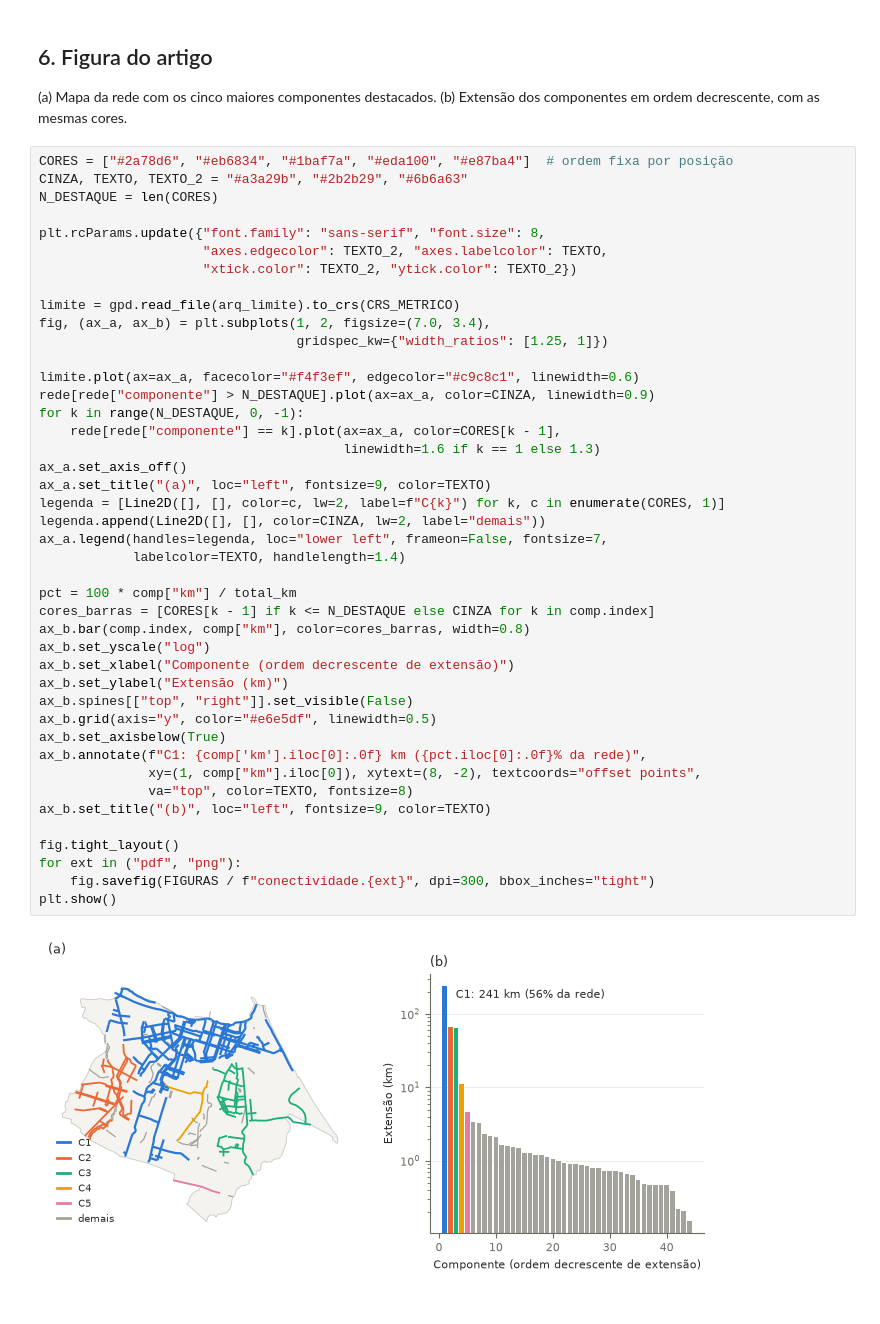
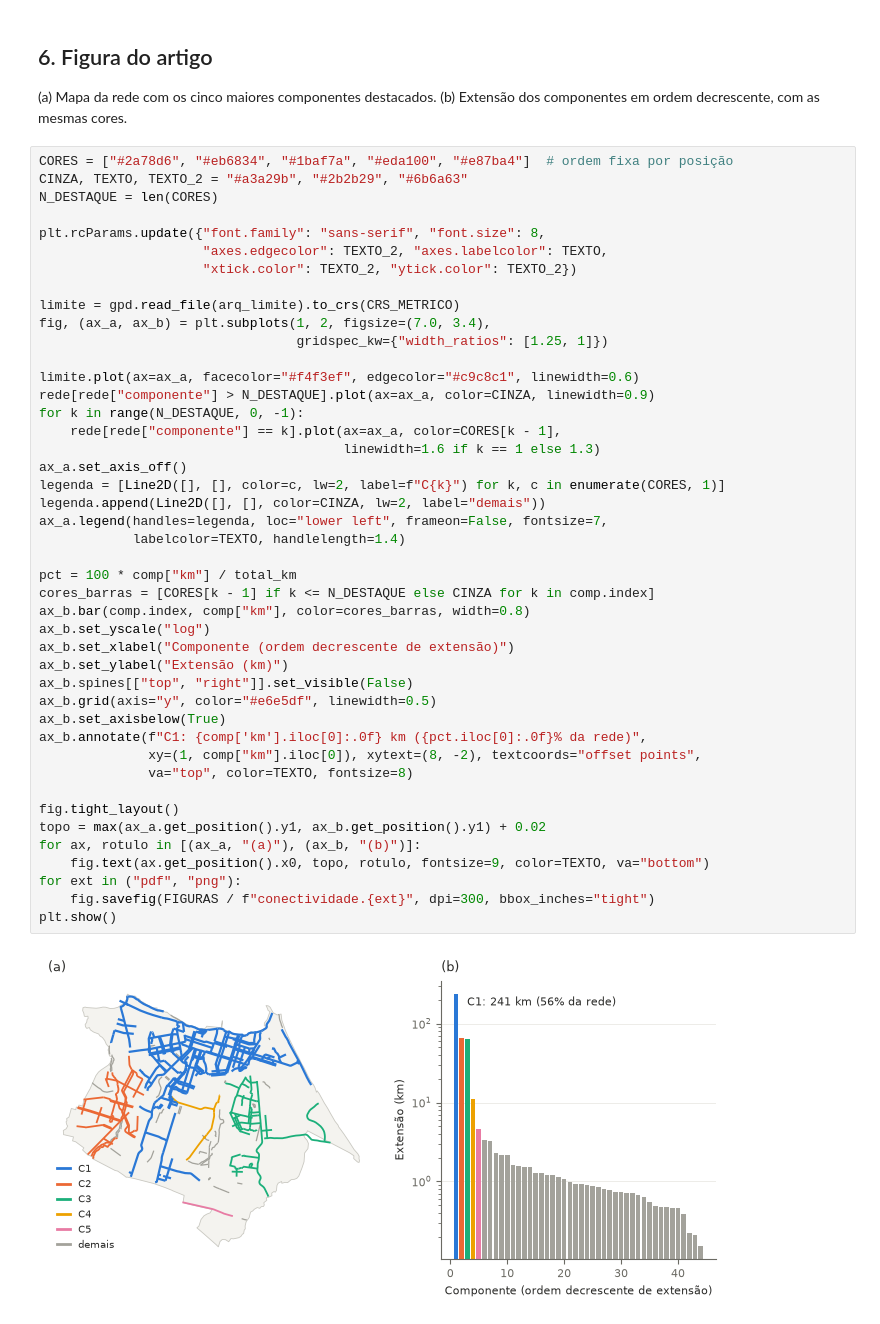
Before and after one commit to Sarapessoa/artigo-ciencia-cidades, a Jupyter notebook: analise/conectividade.ipynb, the cells around one changed output. Saved outputs shown, nothing was run; the diff lists cells and outputs as text.

```diff
--- a/analise/conectividade.ipynb
+++ b/analise/conectividade.ipynb
@@ -292,33 +292,34 @@ fig, (ax_a, ax_b) = plt.subplots(1, 2, figsize=(7.0, 3.4),
 
 limite.plot(ax=ax_a, facecolor="#f4f3ef", edgecolor="#c9c8c1", linewidth=0.6)
 rede[rede["componente"] > N_DESTAQUE].plot(ax=ax_a, color=CINZA, linewidth=0.9)
 for k in range(N_DESTAQUE, 0, -1):
     rede[rede["componente"] == k].plot(ax=ax_a, color=CORES[k - 1],
                                        linewidth=1.6 if k == 1 else 1.3)
 ax_a.set_axis_off()
-ax_a.set_title("(a)", loc="left", fontsize=9, color=TEXTO)
 legenda = [Line2D([], [], color=c, lw=2, label=f"C{k}") for k, c in enumerate(CORES, 1)]
 legenda.append(Line2D([], [], color=CINZA, lw=2, label="demais"))
 ax_a.legend(handles=legenda, loc="lower left", frameon=False, fontsize=7,
             labelcolor=TEXTO, handlelength=1.4)
 
 pct = 100 * comp["km"] / total_km
 cores_barras = [CORES[k - 1] if k <= N_DESTAQUE else CINZA for k in comp.index]
 ax_b.bar(comp.index, comp["km"], color=cores_barras, width=0.8)
 ax_b.set_yscale("log")
 ax_b.set_xlabel("Componente (ordem decrescente de extensão)")
 ax_b.set_ylabel("Extensão (km)")
 ax_b.spines[["top", "right"]].set_visible(False)
 ax_b.grid(axis="y", color="#e6e5df", linewidth=0.5)
 ax_b.set_axisbelow(True)
 ax_b.annotate(f"C1: {comp['km'].iloc[0]:.0f} km ({pct.iloc[0]:.0f}% da rede)",
               xy=(1, comp["km"].iloc[0]), xytext=(8, -2), textcoords="offset points",
               va="top", color=TEXTO, fontsize=8)
-ax_b.set_title("(b)", loc="left", fontsize=9, color=TEXTO)
 
 fig.tight_layout()
+topo = max(ax_a.get_position().y1, ax_b.get_position().y1) + 0.02
+for ax, rotulo in [(ax_a, "(a)"), (ax_b, "(b)")]:
+    fig.text(ax.get_position().x0, topo, rotulo, fontsize=9, color=TEXTO, va="bottom")
 for ext in ("pdf", "png"):
     fig.savefig(FIGURAS / f"conectividade.{ext}", dpi=300, bbox_inches="tight")
 plt.show()
 # %% [output]
-[figure, old version]
+[figure, new version]
```
Also changed, not shown: 4 other files.
